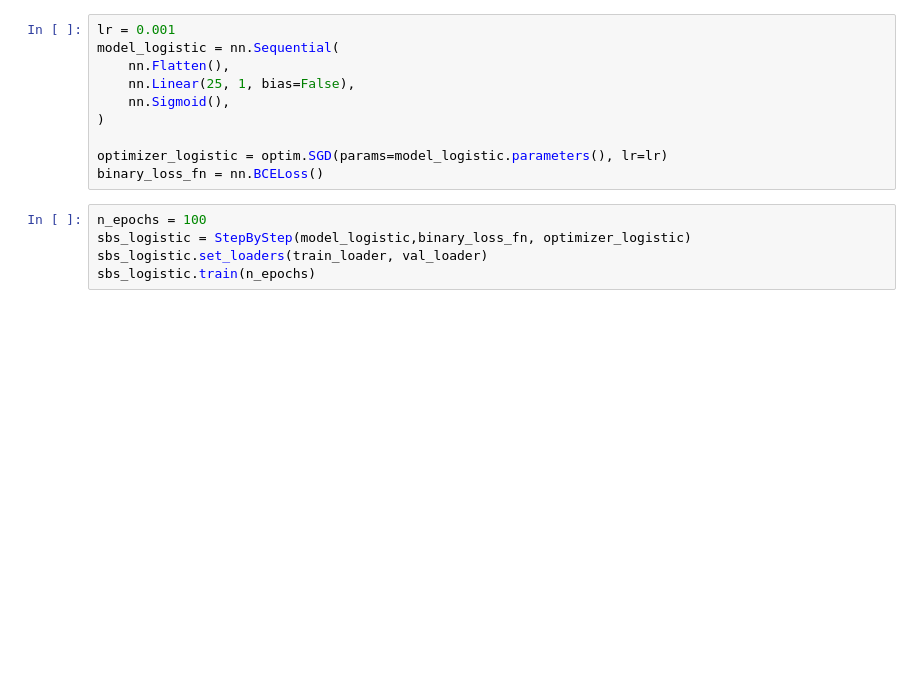
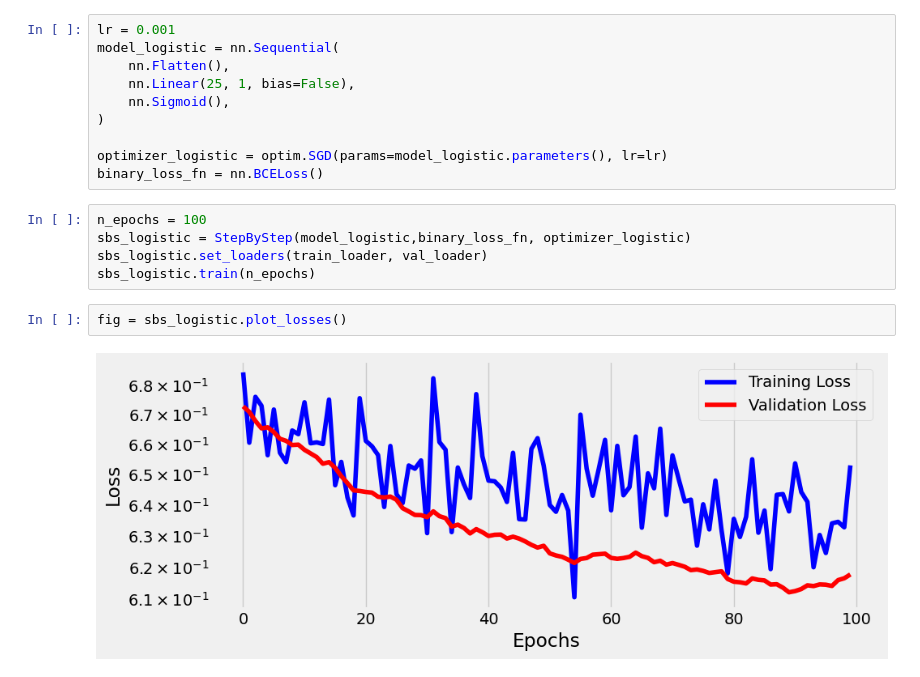
Before and after one commit to Gson-glitch/pytorch-step-by-step-learning, a Jupyter notebook: chapters/chapter_4/chapter_4.ipynb, the cells around one changed output. Drawn from its saved outputs; the diff is of its cells as text; blank space fills up the shorter version.

```diff
--- a/chapters/chapter_4/chapter_4.ipynb
+++ b/chapters/chapter_4/chapter_4.ipynb
@@ -316,3 +316,7 @@ n_epochs = 100
 sbs_logistic = StepByStep(model_logistic,binary_loss_fn, optimizer_logistic)
 sbs_logistic.set_loaders(train_loader, val_loader)
 sbs_logistic.train(n_epochs)
+# %%
+fig = sbs_logistic.plot_losses()
+# %% [output]
+[figure, added]
```
Also changed, not shown: parts of 18 cells of this notebook, 1 other file.
